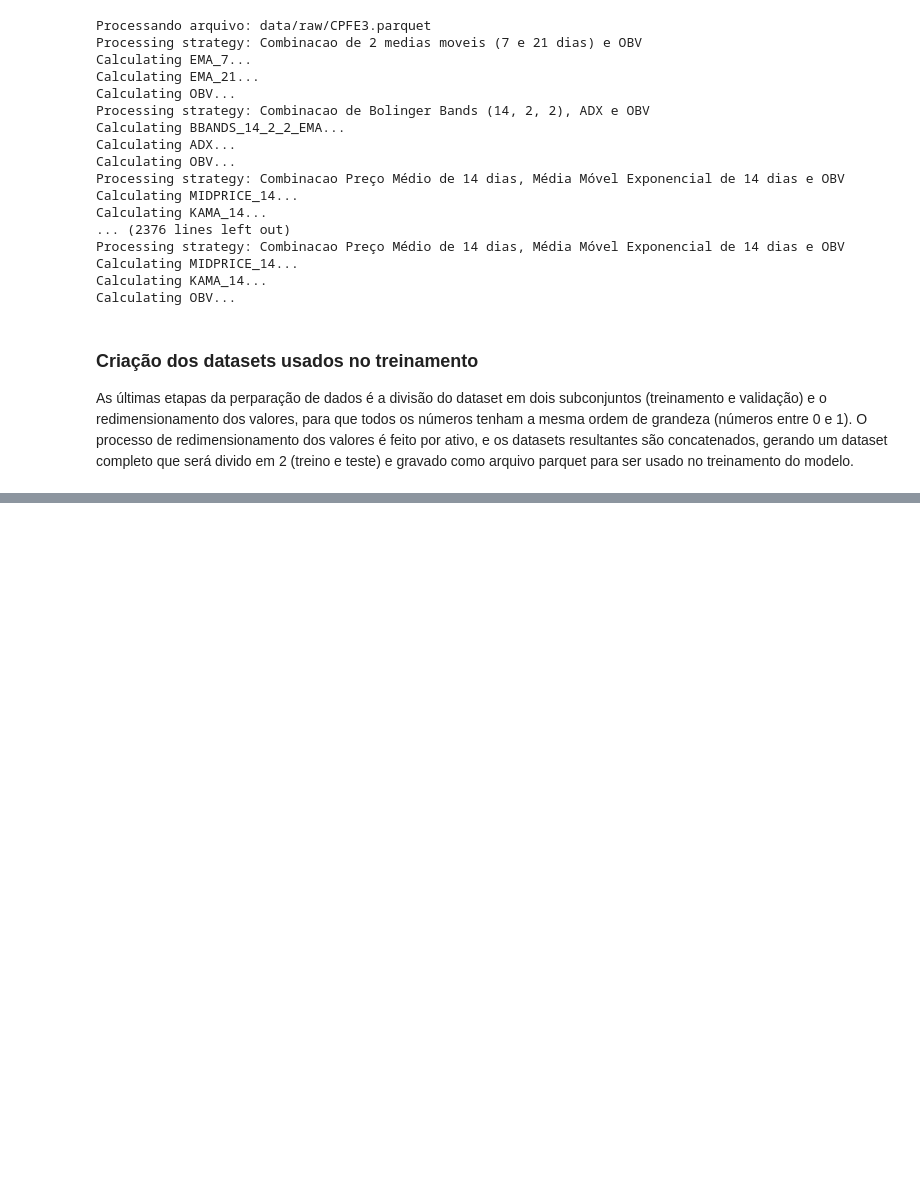
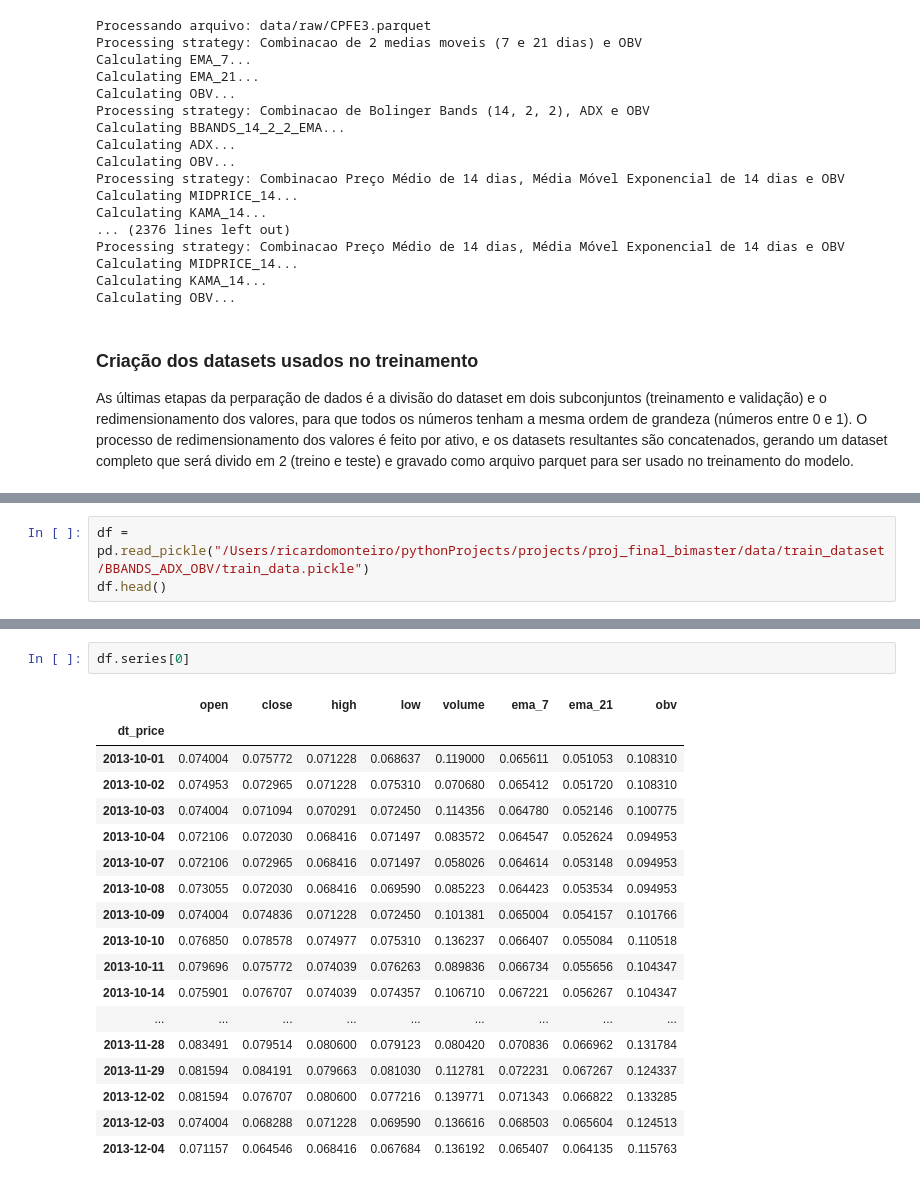
Before and after one commit to secretaria-ICA/proj_final_bimaster, a Jupyter notebook: create_dataset.ipynb, the cells around one changed output, grey strips where cells are left out. Saved outputs shown, nothing was run; the diff lists cells and outputs as text; blank space fills up the shorter version.

Commit message:
Geração dos datasets no formato certo para serem usados pelas camadas LSTM

```diff
--- a/create_dataset.ipynb
+++ b/create_dataset.ipynb
@@ -239,0 +241,3 @@ df_test.head(10)
+# %%
+df = pd.read_pickle("/Users/ricardomonteiro/pythonProjects/projects/proj_final_bimaster/data/train_dataset/BBANDS_ADX_OBV/train_data.pickle")
+df.head()
@@ -239,0 +251,21 @@ df_test.head(10)
+# %%
+df.series[0]
+# %% [output]
+|  | open | close | high | low | volume | ema_7 | ema_21 | obv |
+| dt_price |  |  |  |  |  |  |  |  |
+| 2013-10-01 | 0.074004 | 0.075772 | 0.071228 | 0.068637 | 0.119000 | 0.065611 | 0.051053 | 0.108310 |
+| 2013-10-02 | 0.074953 | 0.072965 | 0.071228 | 0.075310 | 0.070680 | 0.065412 | 0.051720 | 0.108310 |
+| 2013-10-03 | 0.074004 | 0.071094 | 0.070291 | 0.072450 | 0.114356 | 0.064780 | 0.052146 | 0.100775 |
+| 2013-10-04 | 0.072106 | 0.072030 | 0.068416 | 0.071497 | 0.083572 | 0.064547 | 0.052624 | 0.094953 |
+| 2013-10-07 | 0.072106 | 0.072965 | 0.068416 | 0.071497 | 0.058026 | 0.064614 | 0.053148 | 0.094953 |
+| 2013-10-08 | 0.073055 | 0.072030 | 0.068416 | 0.069590 | 0.085223 | 0.064423 | 0.053534 | 0.094953 |
+| 2013-10-09 | 0.074004 | 0.074836 | 0.071228 | 0.072450 | 0.101381 | 0.065004 | 0.054157 | 0.101766 |
+| 2013-10-10 | 0.076850 | 0.078578 | 0.074977 | 0.075310 | 0.136237 | 0.066407 | 0.055084 | 0.110518 |
+| 2013-10-11 | 0.079696 | 0.075772 | 0.074039 | 0.076263 | 0.089836 | 0.066734 | 0.055656 | 0.104347 |
+| 2013-10-14 | 0.075901 | 0.076707 | 0.074039 | 0.074357 | 0.106710 | 0.067221 | 0.056267 | 0.104347 |
+| ... | ... | ... | ... | ... | ... | ... | ... | ... |
+| 2013-11-28 | 0.083491 | 0.079514 | 0.080600 | 0.079123 | 0.080420 | 0.070836 | 0.066962 | 0.131784 |
+| 2013-11-29 | 0.081594 | 0.084191 | 0.079663 | 0.081030 | 0.112781 | 0.072231 | 0.067267 | 0.124337 |
+| 2013-12-02 | 0.081594 | 0.076707 | 0.080600 | 0.077216 | 0.139771 | 0.071343 | 0.066822 | 0.133285 |
+| 2013-12-03 | 0.074004 | 0.068288 | 0.071228 | 0.069590 | 0.136616 | 0.068503 | 0.065604 | 0.124513 |
+| 2013-12-04 | 0.071157 | 0.064546 | 0.068416 | 0.067684 | 0.136192 | 0.065407 | 0.064135 | 0.115763 |
```
Also changed, not shown: parts of 7 cells of this notebook, 1 other file.
